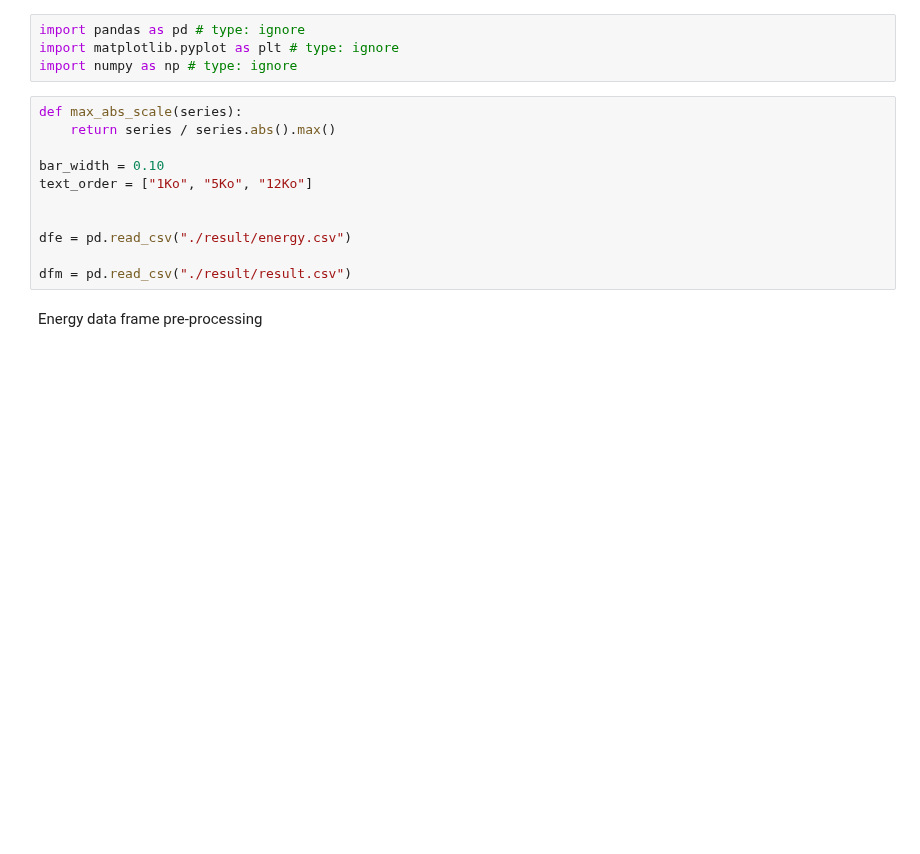
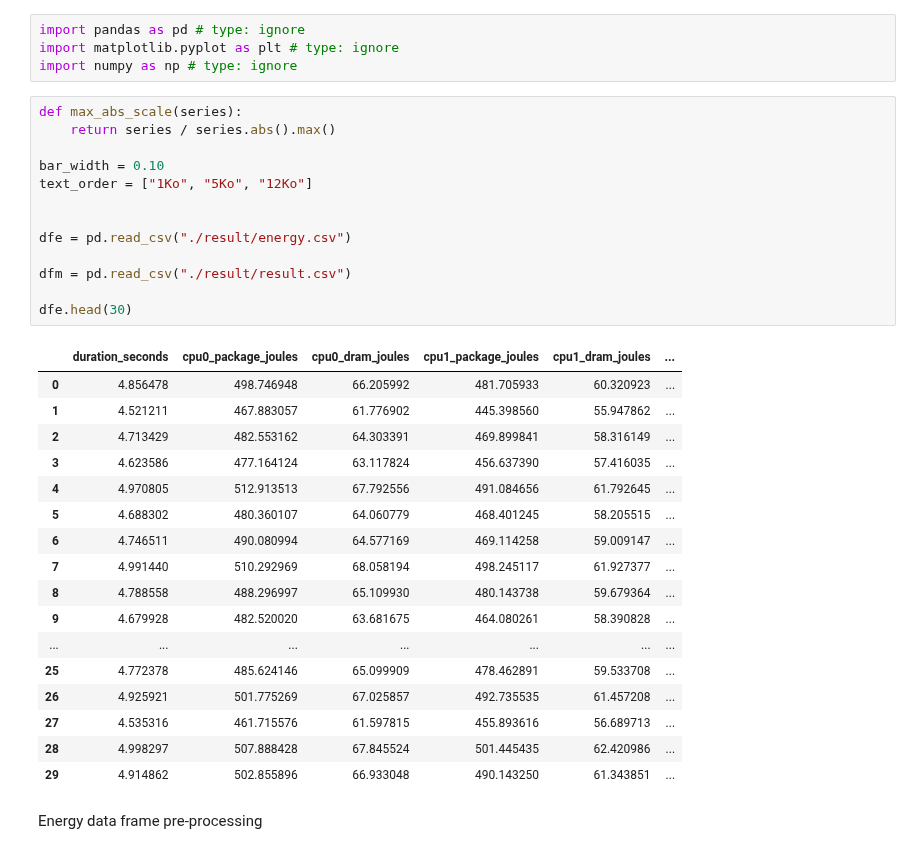
Before and after one commit to donaldonana/FaaS-Benchmark, a Jupyter notebook: text-to-speech/text-to-speech.ipynb, the cells around one changed output. Drawn from its saved outputs; the diff is of its cells as text; blank space fills up the shorter version.

```diff
--- a/text-to-speech/text-to-speech.ipynb
+++ b/text-to-speech/text-to-speech.ipynb
@@ -5,14 +5,34 @@ import numpy as np # type: ignore
 # %%
 def max_abs_scale(series):
     return series / series.abs().max()
 
 bar_width = 0.10
 text_order = ["1Ko", "5Ko", "12Ko"]
 
 
 dfe = pd.read_csv("./result/energy.csv")
 
 dfm = pd.read_csv("./result/result.csv")
+
+dfe.head(30)
+# %% [output]
+|  | duration_seconds | cpu0_package_joules | cpu0_dram_joules | cpu1_package_joules | cpu1_dram_joules | ... |
+| 0 | 4.856478 | 498.746948 | 66.205992 | 481.705933 | 60.320923 | ... |
+| 1 | 4.521211 | 467.883057 | 61.776902 | 445.398560 | 55.947862 | ... |
+| 2 | 4.713429 | 482.553162 | 64.303391 | 469.899841 | 58.316149 | ... |
+| 3 | 4.623586 | 477.164124 | 63.117824 | 456.637390 | 57.416035 | ... |
+| 4 | 4.970805 | 512.913513 | 67.792556 | 491.084656 | 61.792645 | ... |
+| 5 | 4.688302 | 480.360107 | 64.060779 | 468.401245 | 58.205515 | ... |
+| 6 | 4.746511 | 490.080994 | 64.577169 | 469.114258 | 59.009147 | ... |
+| 7 | 4.991440 | 510.292969 | 68.058194 | 498.245117 | 61.927377 | ... |
+| 8 | 4.788558 | 488.296997 | 65.109930 | 480.143738 | 59.679364 | ... |
+| 9 | 4.679928 | 482.520020 | 63.681675 | 464.080261 | 58.390828 | ... |
+| ... | ... | ... | ... | ... | ... | ... |
+| 25 | 4.772378 | 485.624146 | 65.099909 | 478.462891 | 59.533708 | ... |
+| 26 | 4.925921 | 501.775269 | 67.025857 | 492.735535 | 61.457208 | ... |
+| 27 | 4.535316 | 461.715576 | 61.597815 | 455.893616 | 56.689713 | ... |
+| 28 | 4.998297 | 507.888428 | 67.845524 | 501.445435 | 62.420986 | ... |
+| 29 | 4.914862 | 502.855896 | 66.933048 | 490.143250 | 61.343851 | ... |
 # %% [markdown]
 Energy data frame pre-processing
 # %%
```
Also changed, not shown: parts of 4 cells of this notebook, 2 other files.
